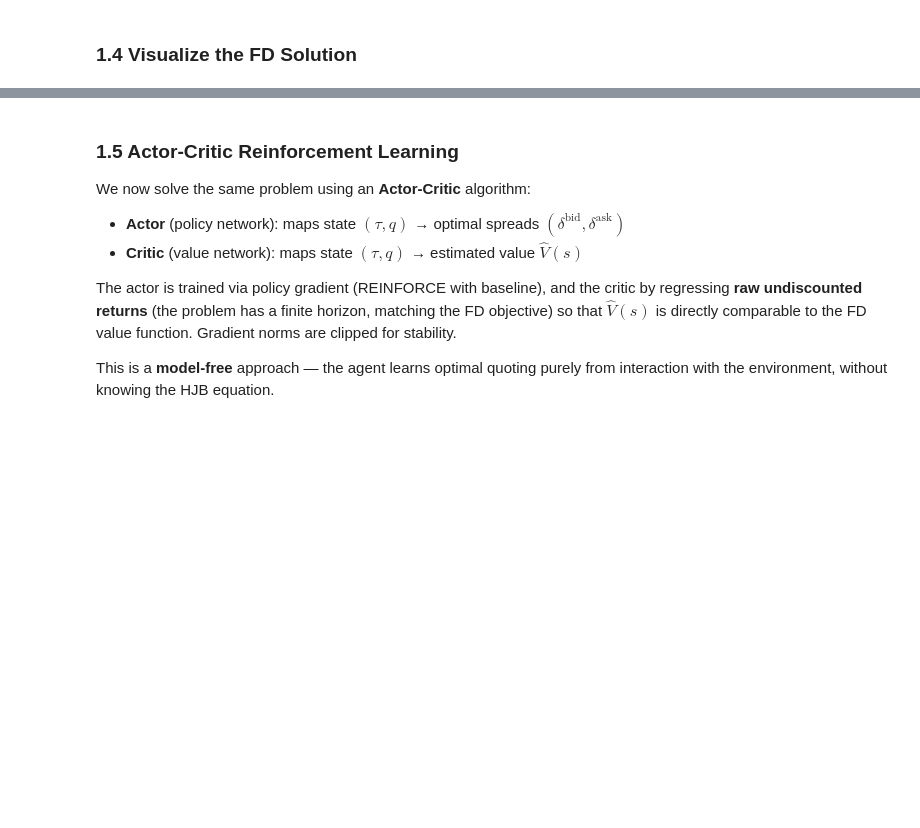
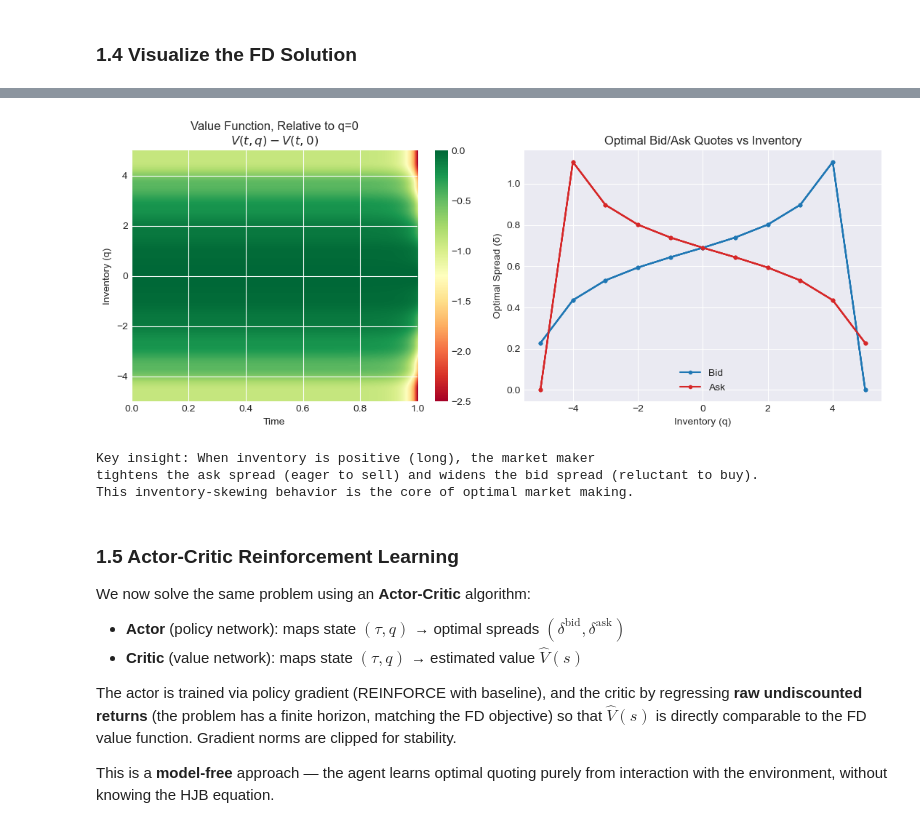
Before and after one commit to Casazza24/Portfolio-Projects, a Jupyter notebook: rl-bond-market-making/rl_market_making_PyTorch.ipynb, the cells around one changed output, grey strips where cells are left out. Drawn from its saved outputs; the diff is of its cells as text; code cells hidden in the pictures; blank space fills up the shorter version.

```diff
--- a/rl-bond-market-making/rl_market_making_PyTorch.ipynb
+++ b/rl-bond-market-making/rl_market_making_PyTorch.ipynb
@@ -298,3 +254,49 @@ This inventory-skewing behavior is the core of optimal market making.
+# %%
+fig, axes = plt.subplots(1, 2, figsize=(11, 4.5))
+
+dt_fd = 0.005
+
+# Value function heatmap, shown relative to V(t, q=0).
+# Raw V(t,q) is dominated by time-decay (profit horizon shrinking as t->T),
+# which visually swamps the much smaller inventory-penalty curvature (gamma*q^2
+# is tiny next to the ~60-unit time-decay range). Subtracting the q=0 column
+# isolates the inventory effect so the bowl shape becomes visible.
+center_idx = len(q_range) // 2
+V_relative = V_fd - V_fd[:, center_idx:center_idx + 1]
+im = axes[0].imshow(V_relative.T, aspect='auto', origin='lower', cmap='RdYlGn',
+                     extent=[0, 1, -5, 5])
+axes[0].set_xlabel('Time')
+axes[0].set_ylabel('Inventory (q)')
+axes[0].set_title('Value Function, Relative to q=0\n$V(t,q) - V(t,0)$')
+plt.colorbar(im, ax=axes[0])
+
+# Optimal bid and ask spreads vs inventory, overlaid on one plot.
+# Color encodes bid (blue) vs ask (red); different time slices are plotted
+# on top of each other since the time-remaining effect (gamma*(T-t)*q) is
+# small relative to the base spread at this gamma, so the curves nearly coincide.
+time_slices = [0, len(opt_bid_fd)//4, len(opt_bid_fd)//2, 3*len(opt_bid_fd)//4]
+for i, t_idx in enumerate(time_slices):
+    axes[1].plot(q_range, opt_bid_fd[t_idx, :], '-o', color='tab:blue', markersize=3,
+                 label='Bid' if i == 0 else None)
+    axes[1].plot(q_range, opt_ask_fd[t_idx, :], '-o', color='tab:red', markersize=3,
+                 label='Ask' if i == 0 else None)
+axes[1].set_xlabel('Inventory (q)')
+axes[1].set_ylabel('Optimal Spread (δ)')
+axes[1].set_title('Optimal Bid/Ask Quotes vs Inventory')
+axes[1].legend()
+
+plt.tight_layout()
+plt.savefig('fd_solution_single_bond.png', dpi=150, bbox_inches='tight')
+plt.show()
+
+print("\nKey insight: When inventory is positive (long), the market maker")
+print("tightens the ask spread (eager to sell) and widens the bid spread (reluctant to buy).")
+print("This inventory-skewing behavior is the core of optimal market making.")
+# %% [output]
+[figure, added]
+Key insight: When inventory is positive (long), the market maker
+tightens the ask spread (eager to sell) and widens the bid spread (reluctant to buy).
+This inventory-skewing behavior is the core of optimal market making.
 # %% [markdown]
 ### 1.5 Actor-Critic Reinforcement Learning
 
```
Also changed, not shown: parts of 4 cells of this notebook, 5 other files.
